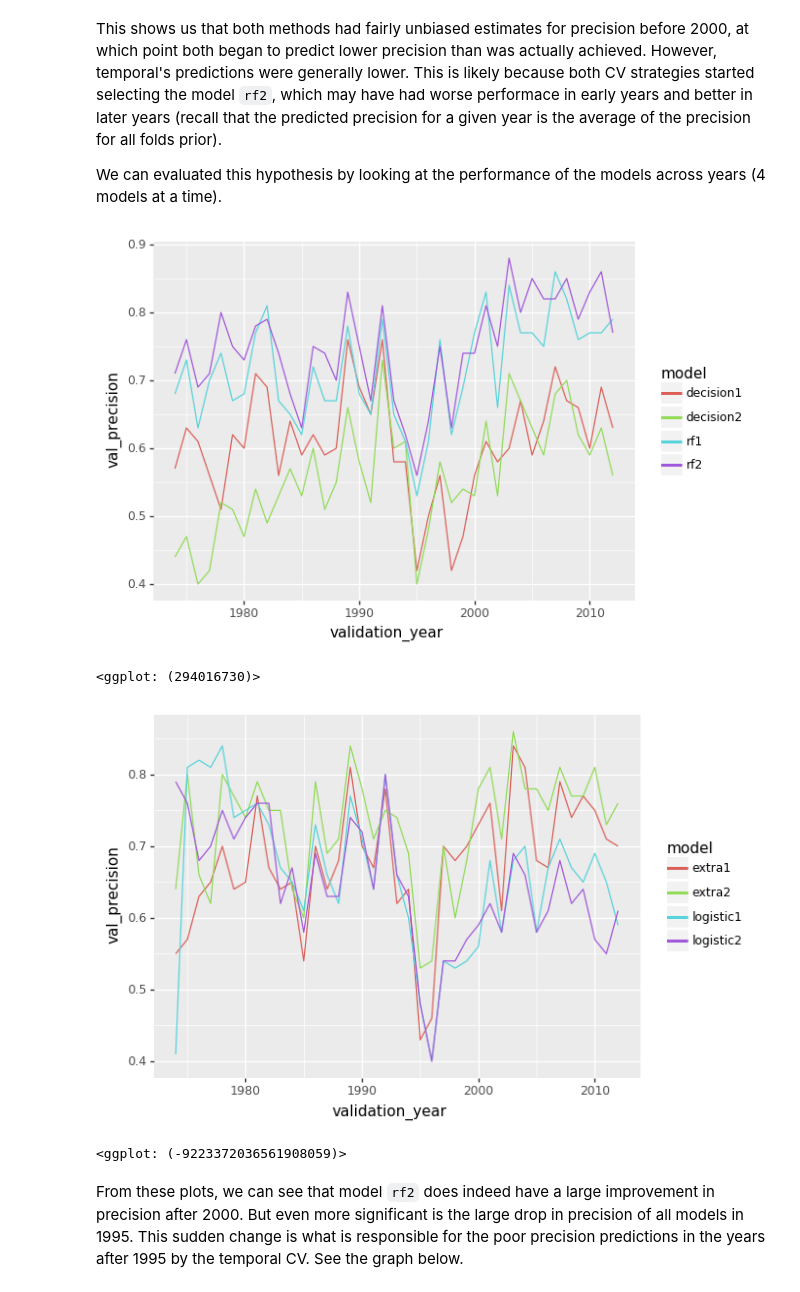
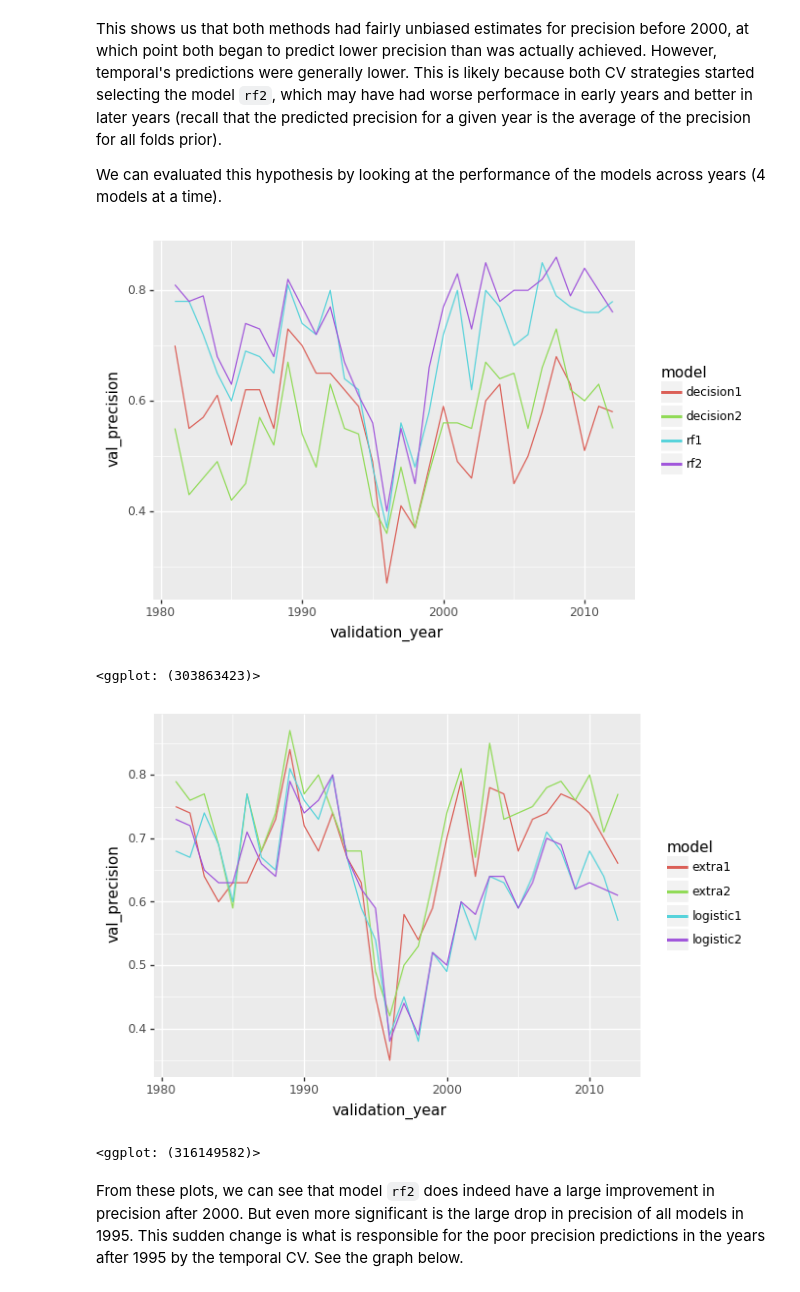
Before and after one commit to dssg/hitchhikers-guide, a Jupyter notebook: curriculum/3_modeling_and_machine_learning/machine-learning/CV_methods_comparison.ipynb, the cells around one changed output. Saved outputs shown, nothing was run; the diff lists cells and outputs as text; code cells hidden in the pictures.

```diff
--- a/curriculum/3_modeling_and_machine_learning/machine-learning/CV_methods_comparison.ipynb
+++ b/curriculum/3_modeling_and_machine_learning/machine-learning/CV_methods_comparison.ipynb
@@ -944,0 +967,5 @@ c_temporal_results_df.tail(16)
+# %%
+c_temporal_cv_results_df = pd.read_csv('data_cv/temporal_cv_results.csv', \
+                                       names=['validation_year', 'model', 'val_precision', 'time'])
+c_temporal_cv_results_df.sort_values(['validation_year', 'model'], inplace=True)
+c_temporal_cv_results_df.head(10)
@@ -1045,19 +1084,19 @@ We can evaluated this hypothesis by looking at the performance of the models acr
 set1 = ['decision1', 'decision2', 'rf1', 'rf2']
 set2 = ['extra1', 'extra2', 'logistic1', 'logistic2']
 
-(ggplot(c_temporal_results_df[c_temporal_results_df.model.isin(set1)], aes(x="validation_year")) +
+(ggplot(c_temporal_cv_results_df[c_temporal_cv_results_df.model.isin(set1)], aes(x="validation_year")) +
     geom_line(aes(y="val_precision", color="model"))
 )
 # %% [output]
-[figure, old version]
+[figure, new version]
-<ggplot: (294016730)>
+<ggplot: (303863423)>
 # %%
-(ggplot(c_temporal_results_df[c_temporal_results_df.model.isin(set2)], aes(x="validation_year")) +
+(ggplot(c_temporal_cv_results_df[c_temporal_cv_results_df.model.isin(set2)], aes(x="validation_year")) +
     geom_line(aes(y="val_precision", color="model"))
 )
 # %% [output]
-[figure, old version]
+[figure, new version]
-<ggplot: (-9223372036561908059)>
+<ggplot: (316149582)>
 # %% [markdown]
 From these plots, we can see that model `rf2` does indeed have a large improvement in precision after 2000. But even more significant is the large drop in precision of all models in 1995. This sudden change is what is responsible for the poor precision predictions in the years after 1995 by the temporal CV. See the graph below.
 # %%
```
Also changed, not shown: parts of 47 cells of this notebook, 4 other files.
